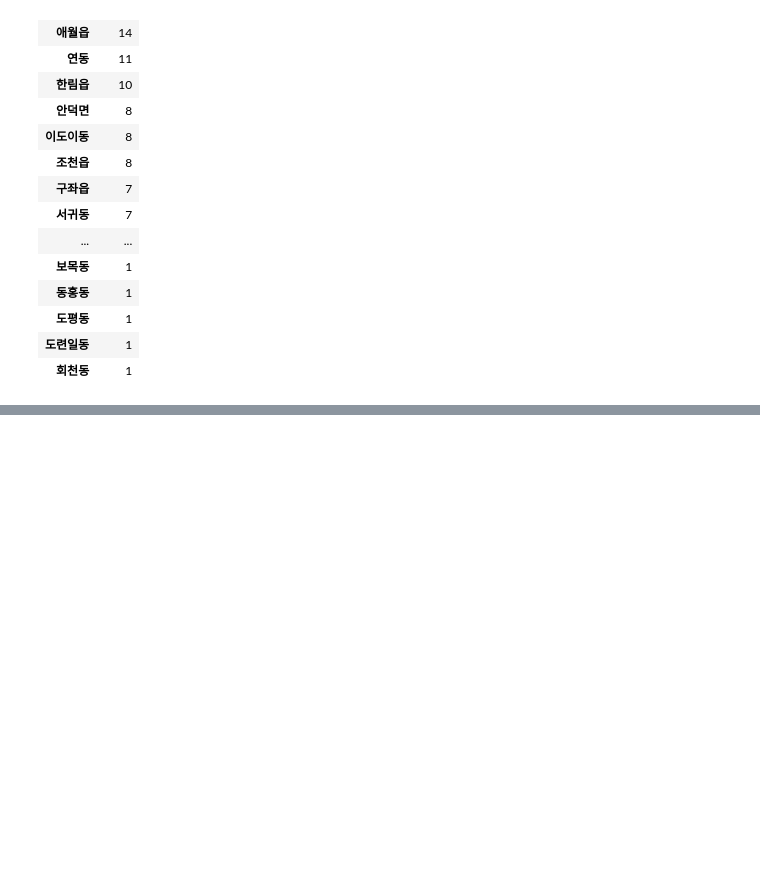
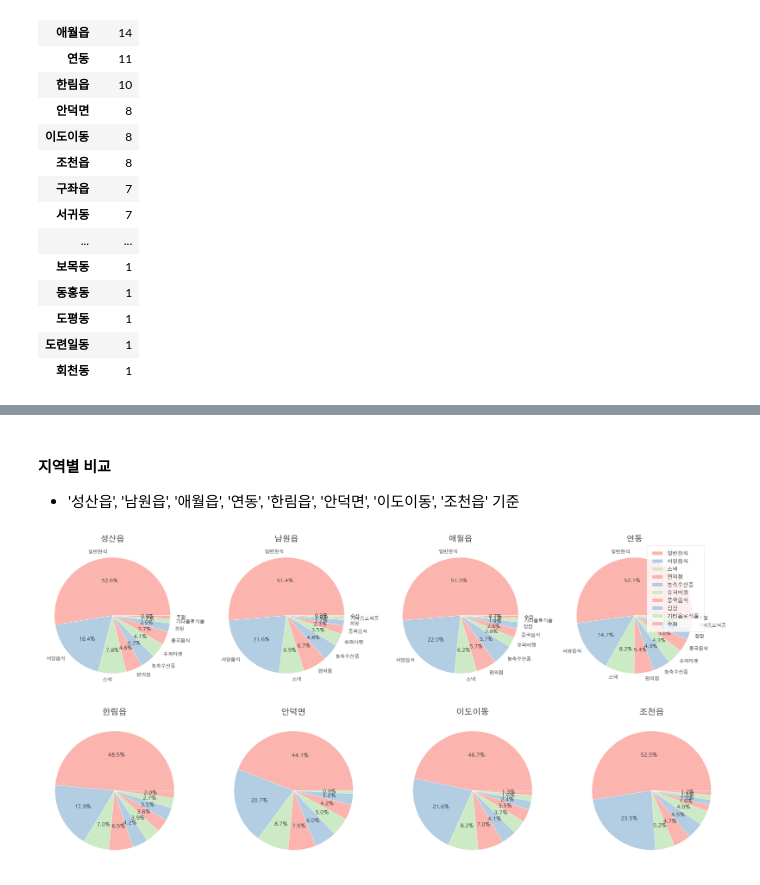
Before and after one commit to HyunjinKIM-Chloe/eda-repo-1, a Jupyter notebook: eda/latlng_final.ipynb, the cells around one changed output, grey strips where cells are left out. Drawn from its saved outputs; the diff is of its cells as text; code cells hidden in the pictures; blank space fills up the shorter version.

```diff
--- a/eda/latlng_final.ipynb
+++ b/eda/latlng_final.ipynb
@@ -357,0 +261,29 @@ with sns.color_palette('husl', 3):
+# %% [markdown]
+#### 지역별 비교
+- '성산읍', '남원읍', '애월읍', '연동', '한림읍', '안덕면', '이도이동', '조천읍' 기준
+# %%
+# 읍면동별 업종 소비 비중 비교
+fig,ax = plt.subplots(1,4,figsize=(45,38))
+sns.set_palette('Pastel1', 3)
+lbs = type_count.index.unique().tolist()
+top_dong = ['성산읍', '남원읍', '애월읍', '연동', '한림읍', '안덕면', '이도이동', '조천읍']
+max_range = 4
+
+for i in range(max_range):
+    ax[i].pie(top_type_df[top_type_df['Dong'] == top_dong[i]].Type.str.split('|', expand=True).stack().value_counts(), labels=lbs, autopct='%.1f%%', textprops={'fontsize':18})
+    ax[i].set_title(top_dong[i], size=30)
+
+plt.legend(lbs,loc=1,borderpad=1, prop={'size':20})
+plt.show()
+
+fig,ax = plt.subplots(1,4,figsize=(45,38))
+sns.set_palette('Pastel1', 3)
+
+for i in range(max_range):
+    ax[i].pie(top_type_df[top_type_df['Dong'] == top_dong[i+4]].Type.str.split('|', expand=True).stack().value_counts(), autopct='%.1f%%', textprops={'fontsize':18})
+    ax[i].set_title(top_dong[i+4], size=30)
+
+plt.show()
+# %% [output]
+[figure, added]
+[figure, added]
```
Also changed, not shown: parts of 23 cells of this notebook.
